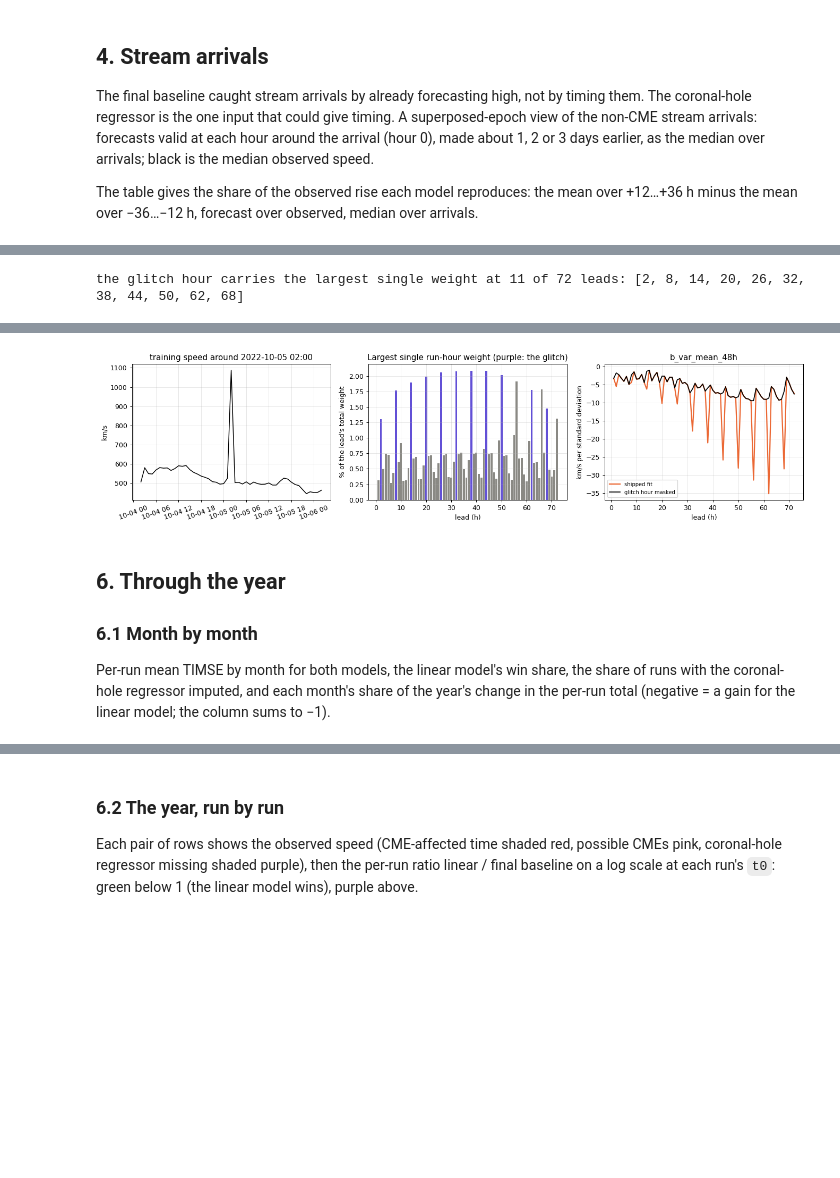
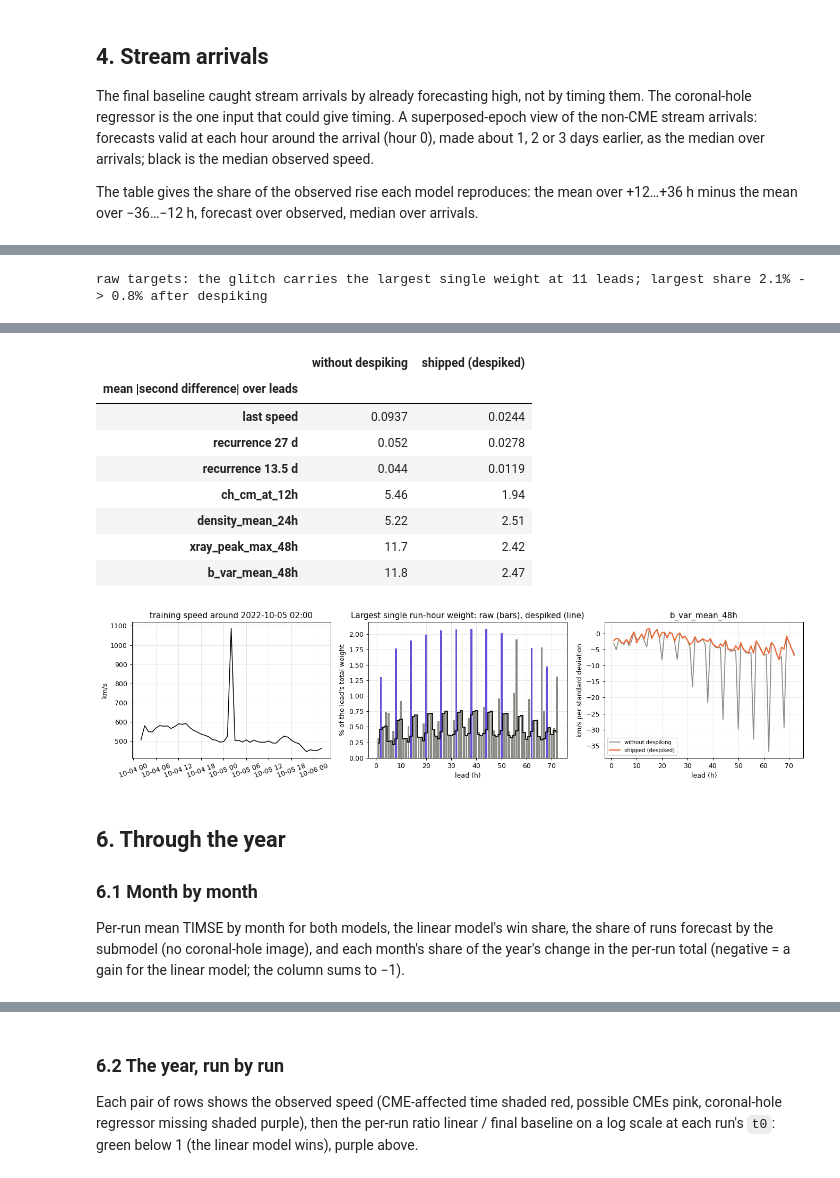
Before and after one commit to chingozhatinashe/benchlab-competition, a Jupyter notebook: src/experiments/linear_model.ipynb, the cells around one changed output, grey strips where cells are left out. Saved outputs shown, nothing was run; the diff lists cells and outputs as text; code cells hidden in the pictures; blank space fills up the shorter version.

```diff
--- a/src/experiments/linear_model.ipynb
+++ b/src/experiments/linear_model.ipynb
@@ -497,10 +505,15 @@ for name, color in zip(speed_names, ["#2a78d6", "#eb6834", "#eda100"], strict=Tr
 axes[0].axhline(0, color="k", lw=0.8)
 axes[0].set(xlabel="lead (h)", ylabel="coefficient (km/s per km/s)", title="Speed terms")
 axes[0].legend(fontsize=8)
-feat_colors = dict(zip(FEATURES, ["#6250d6", "#1baf7a", "#e34948", "#52514e", "#e87ba4"],
-                       strict=True))
+palette = ["#6250d6", "#1baf7a", "#e34948", "#52514e", "#e87ba4", "#eda100"]
+feat_colors = dict(zip(FEATURES, palette, strict=False))
+sub_model = model.fallback
+sub_cols = 1 + sub_model.config.n_speed
 for name in FEATURES:
     axes[1].plot(lead, coef[name], color=feat_colors[name], lw=1.6, label=name)
+    if name in sub_model.config.features:
+        j = sub_cols + sub_model.config.features.index(name)
+        axes[1].plot(lead, sub_model.coef[:, j], color=feat_colors[name], lw=1.1, ls="--")
 axes[1].axhline(0, color="k", lw=0.8)
 axes[1].set(xlabel="lead (h)", ylabel="km/s per standard deviation", title="Regressors")
 axes[1].legend(fontsize=8)
@@ -525,6 +538,7 @@ contribution at 24 h and 72 h lead by regime, and the spread (standard deviation
 If a regressor separates the regimes, its contribution should be negative in slow wind (pulling
 the forecast down) and positive before stream arrivals.
 # %%
+main_runs = ~submodel.to_numpy()
 z = (model.impute(x) - model.x_mean) / model.x_std
 n_lead_cols = 1 + cfg.n_speed
 contrib = {name: z[:, [j]] * model.coef[None, :, n_lead_cols + j]
@@ -533,8 +547,8 @@ contrib["all regressors"] = sum(contrib.values())
 rows = {}
 for name, c in contrib.items():
     for k in (24, 72):
-        row = {g: c[(regime == g).to_numpy(), k - 1].mean() for g in ev.REGIMES}
-        row["std over runs"] = c[:, k - 1].std()
+        row = {g: c[(regime == g).to_numpy() & main_runs, k - 1].mean() for g in ev.REGIMES}
+        row["std over runs"] = c[main_runs, k - 1].std()
         rows[(name, f"{k} h")] = row
 fmt(pd.DataFrame(rows).T)
 # %% [output]
@@ -645,38 +677,53 @@ Left: the glitch. Middle: the largest weight any single run-hour gets at each le
 # %%
+from dataclasses import replace
+
+from feature_engineering.recurrence import despike
 from training.datasets import load_train
 from training.linear_model import training_runs
 
 train = load_train()
 tv = train.to_numpy(dtype=float)
+clean = despike(tv)
+dropped = np.isnan(clean) & np.isfinite(tv)
+k = np.flatnonzero(dropped)
+display(pd.DataFrame({"speed (km/s)": tv[k],
+                      "median of the 3 h before": [np.nanmedian(tv[i - 3:i]) for i in k],
+                      "median of the 3 h after": [np.nanmedian(tv[i + 1:i + 4]) for i in k]},
+                     index=train.index[k].strftime("%Y-%m-%d %H:%M")).round(0))
+
 train_t0s = training_runs(train)
 tpos = train.index.get_indexer(train_t0s)
-ty = targets(tv, tpos)
-share = model.loss_weights(ty)
-share = share / share.sum(axis=0)
-top_run = share.argmax(axis=0)
-top_hour = train_t0s[top_run] + pd.to_timedelta(lead, unit="h")
+
+
+def max_share(series):
+    w = model.loss_weights(targets(series, tpos))
+    w = w / w.sum(axis=0)
+    return w.max(axis=0), train_t0s[w.argmax(axis=0)] + pd.to_timedelta(lead, unit="h")
+
+
+raw_share, raw_top = max_share(tv)
+clean_share, _ = max_share(clean)
 glitch = pd.Timestamp("2022-10-05T02:00Z")
-is_glitch = top_hour == glitch
-print(f"the glitch hour carries the largest single weight at {is_glitch.sum()} of 72 leads: "
-      f"{lead[is_glitch].tolist()}")
+is_glitch = raw_top == glitch
+print(f"raw targets: the glitch carries the largest single weight at {is_glitch.sum()} leads; "
+      f"largest share {raw_share.max():.1%} -> {clean_share.max():.1%} after despiking")
 
-masked = tv.copy()
-masked[train.index.get_loc(glitch)] = np.nan
 train_x = candidate_table(train_t0s)[FEATURES].to_numpy(dtype=float)
-refit = LinearModel(model.config).fit(masked, tpos, train_x)
+raw_fit = LinearModel(replace(model.config, despike=False)).fit(tv, tpos, train_x)
 
 fig, axes = plt.subplots(1, 3, figsize=(15, 3.8))
 w = train[glitch - pd.Timedelta(hours=24): glitch + pd.Timedelta(hours=24)]
 axes[0].plot(w.index, w, color="k", lw=1.2)
 axes[0].set(ylabel="km/s", title="training speed around 2022-10-05 02:00")
 axes[0].tick_params(axis="x", labelrotation=20)
-axes[1].bar(lead, share.max(axis=0) * 100, color=np.where(is_glitch, LOSE, "#8a8984"))
+axes[1].bar(lead, raw_share * 100, color=np.where(is_glitch, LOSE, "#8a8984"))
+axes[1].plot(lead, clean_share * 100, color="k", lw=1.4, drawstyle="steps-mid")
 axes[1].set(xlabel="lead (h)", ylabel="% of the lead's total weight",
-            title="Largest single run-hour weight (purple: the glitch)")
+            title="Largest single run-hour weight: raw (bars), despiked (line)")
 name = "b_var_mean_48h"
 j = 1 + cfg.n_speed + FEATURES.index(name)
-axes[2].plot(lead, model.coef[:, j], **STYLE["linear_model"], label="shipped fit")
-axes[2].plot(lead, refit.coef[:, j], color="k", lw=1.4, label="glitch hour masked")
+axes[2].plot(lead, raw_fit.coef[:, j], color="#8a8984", lw=1.4, label="without despiking")
+axes[2].plot(lead, model.coef[:, j], **STYLE["linear_model"], label="shipped (despiked)")
 axes[2].set(xlabel="lead (h)", ylabel="km/s per standard deviation", title=name)
 axes[2].legend(fontsize=8)
 fig.tight_layout()
@@ -686,8 +733,8 @@ def roughness(c):
     return np.abs(np.diff(c, 2, axis=0)).mean(axis=0)
 
 
-fmt(pd.DataFrame({"shipped fit": roughness(model.coef[:, 1:]),
-                  "glitch masked": roughness(refit.coef[:, 1:])},
+fmt(pd.DataFrame({"without despiking": roughness(raw_fit.coef[:, 1:]),
+                  "shipped (despiked)": roughness(model.coef[:, 1:])},
                  index=speed_names + FEATURES).rename_axis(
                      "mean |second difference| over leads"))
 # %% [output]
@@ -694 +747 @@ fmt(pd.DataFrame({"shipped fit": roughness(model.coef[:, 1:]),
-the glitch hour carries the largest single weight at 11 of 72 leads: [2, 8, 14, 20, 26, 32, 38, 44, 50, 62, 68]
+raw targets: the glitch carries the largest single weight at 11 leads; largest share 2.1% -> 0.8% after despiking
@@ -705,11 +748,20 @@ the glitch hour carries the largest single weight at 11 of 72 leads: [2, 8, 14,
+|  | without despiking | shipped (despiked) |
+| mean |second difference| over leads |  |  |
+| last speed | 0.0937 | 0.0244 |
+| recurrence 27 d | 0.052 | 0.0278 |
+| recurrence 13.5 d | 0.044 | 0.0119 |
+| ch_cm_at_12h | 5.46 | 1.94 |
+| density_mean_24h | 5.22 | 2.51 |
+| xray_peak_max_48h | 11.7 | 2.42 |
+| b_var_mean_48h | 11.8 | 2.47 |
-[figure, old version]
+[figure, new version]
 # %% [markdown]
 ## 6. Through the year
 
 ### 6.1 Month by month
 
 Per-run mean TIMSE by month for both models, the linear model's win share, the share of runs
-with the coronal-hole regressor imputed, and each month's share of the year's change in the
+forecast by the submodel (no coronal-hole image), and each month's share of the year's change in the
 per-run total (negative = a gain for the linear model; the column sums to −1).
 # %%
 month = pd.Series(t0s.strftime("%Y-%m"), index=t0s)
```
Also changed, not shown: parts of 26 cells of this notebook.
